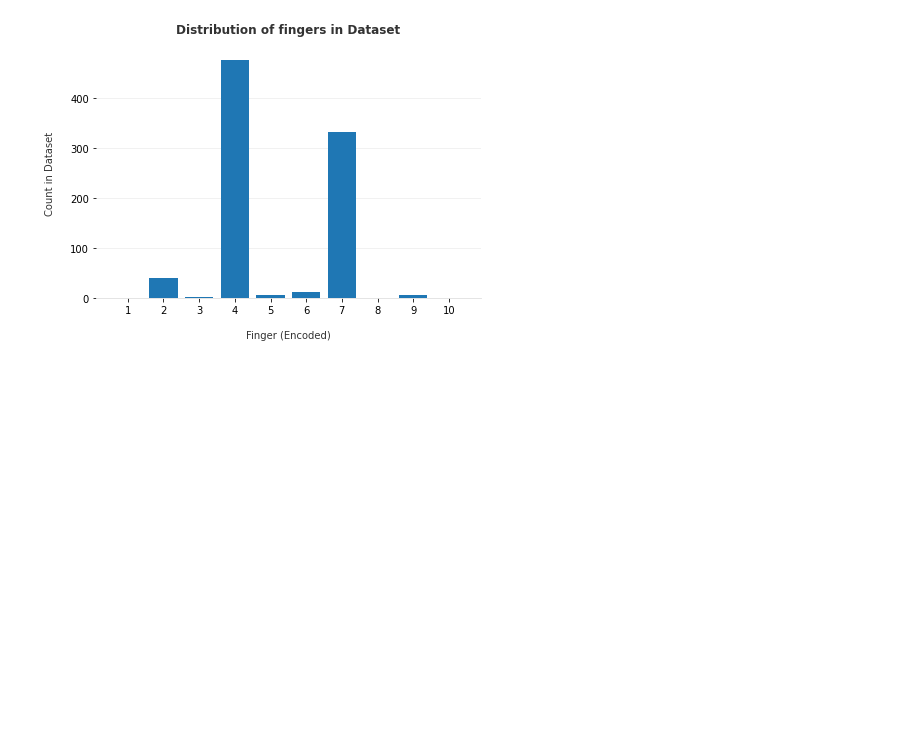
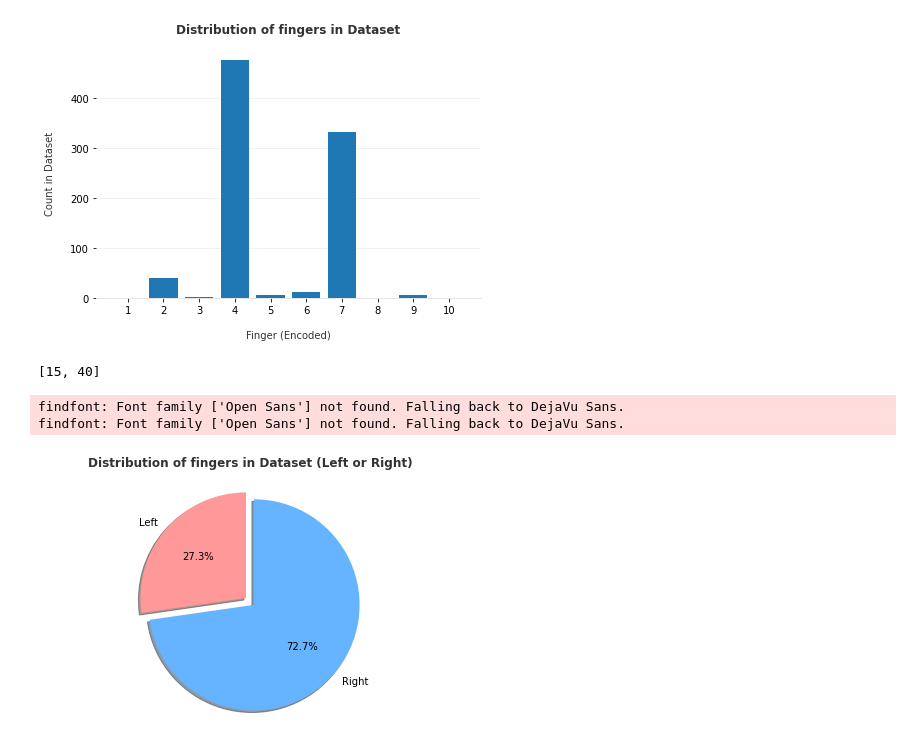
Before and after one commit to Etzernal/jubeatmodel, a Jupyter notebook: HMM.ipynb, the cells around one changed output. Drawn from its saved outputs; the diff is of its cells as text; code cells hidden in the pictures; blank space fills up the shorter version.

Commit message:
adds pie chart to hmm

```diff
--- a/HMM.ipynb
+++ b/HMM.ipynb
@@ -562,3 +562,30 @@ ax.set_title('Distribution of fingers in Dataset', pad=15, color='#333333',
 plt.show()
 # %% [output]
 [figure]
+# %%
+pievals = [sum(list(values)[:5]),sum(list(values)[5:])]
+pievals
+# %% [output]
+[15, 40]
+# %%
+# Pie chart
+labels = ['Left','Right']
+import matplotlib.pyplot as plt
+
+# Pie chart
+explode = (0, 0.1)
+colors = ['#ff9999','#66b3ff']
+fig1, ax1 = plt.subplots()
+ax1.pie(pievals, explode=explode, labels=labels, colors=colors, autopct='%1.1f%%',
+        shadow=True, startangle=90)
+# Equal aspect ratio ensures that pie is drawn as a circle
+ax1.axis('equal')
+
+ax1.set_title('Distribution of fingers in Dataset (Left or Right)', pad=15, color='#333333',
+             weight='bold')
+plt.tight_layout()
+plt.show()
+# %% [output]
+findfont: Font family ['Open Sans'] not found. Falling back to DejaVu Sans.
+findfont: Font family ['Open Sans'] not found. Falling back to DejaVu Sans.
+[figure, added]
```
